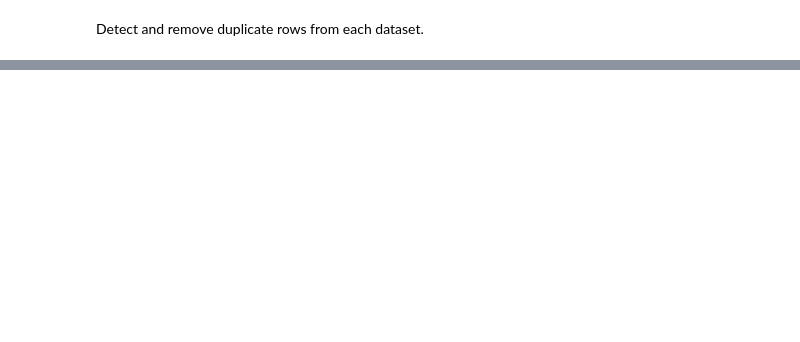
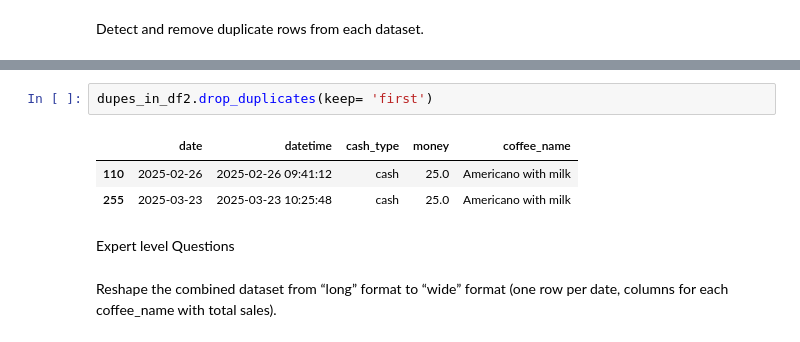
Before and after one commit to eThird/Da-practice, a Jupyter notebook: Notebooks/Untitled.ipynb, the cells around one changed output, grey strips where cells are left out. Drawn from its saved outputs; the diff is of its cells as text; blank space fills up the shorter version.

Commit message:
expert_level questions

```diff
--- a/Notebooks/Untitled.ipynb
+++ b/Notebooks/Untitled.ipynb
@@ -535,0 +538,10 @@ Length: 3683, dtype: bool
+# %%
+dupes_in_df2.drop_duplicates(keep= 'first')
+# %% [output]
+|  | date | datetime | cash_type | money | coffee_name |
+| 110 | 2025-02-26 | 2025-02-26 09:41:12 | cash | 25.0 | Americano with milk |
+| 255 | 2025-03-23 | 2025-03-23 10:25:48 | cash | 25.0 | Americano with milk |
+# %% [markdown]
+Expert level Questions
+# %% [markdown]
+Reshape the combined dataset from “long” format to “wide” format (one row per date, columns for each coffee_name with total sales).
```
Also changed, not shown: parts of 13 cells of this notebook.
